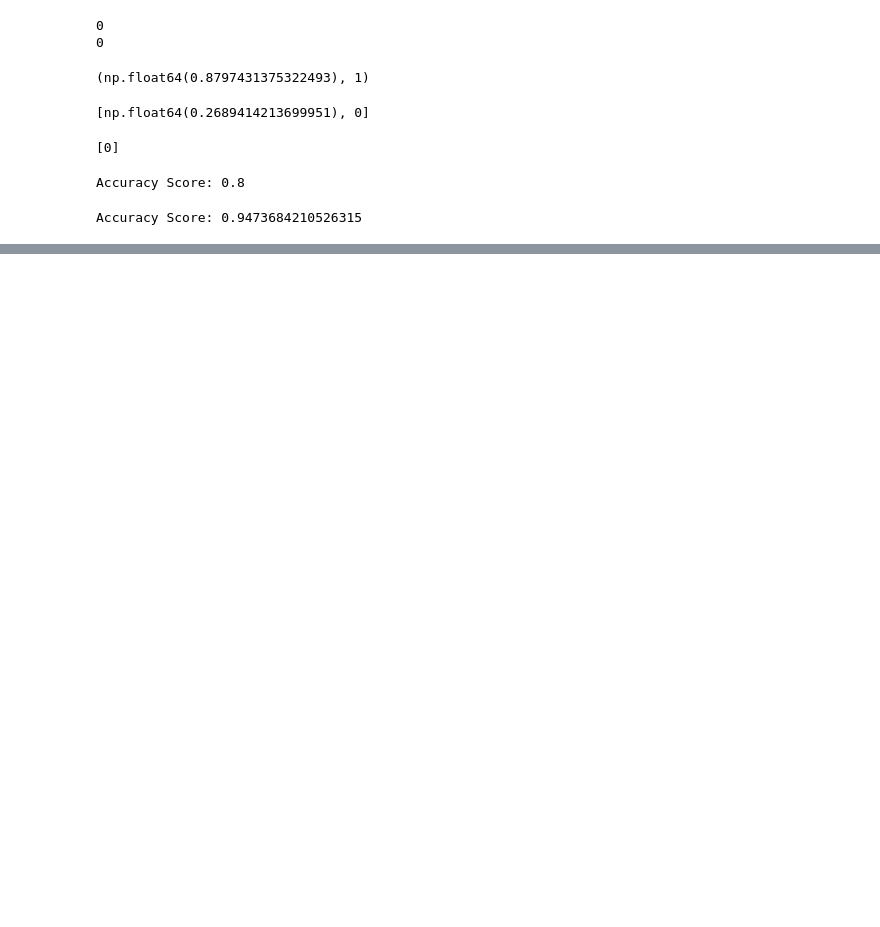
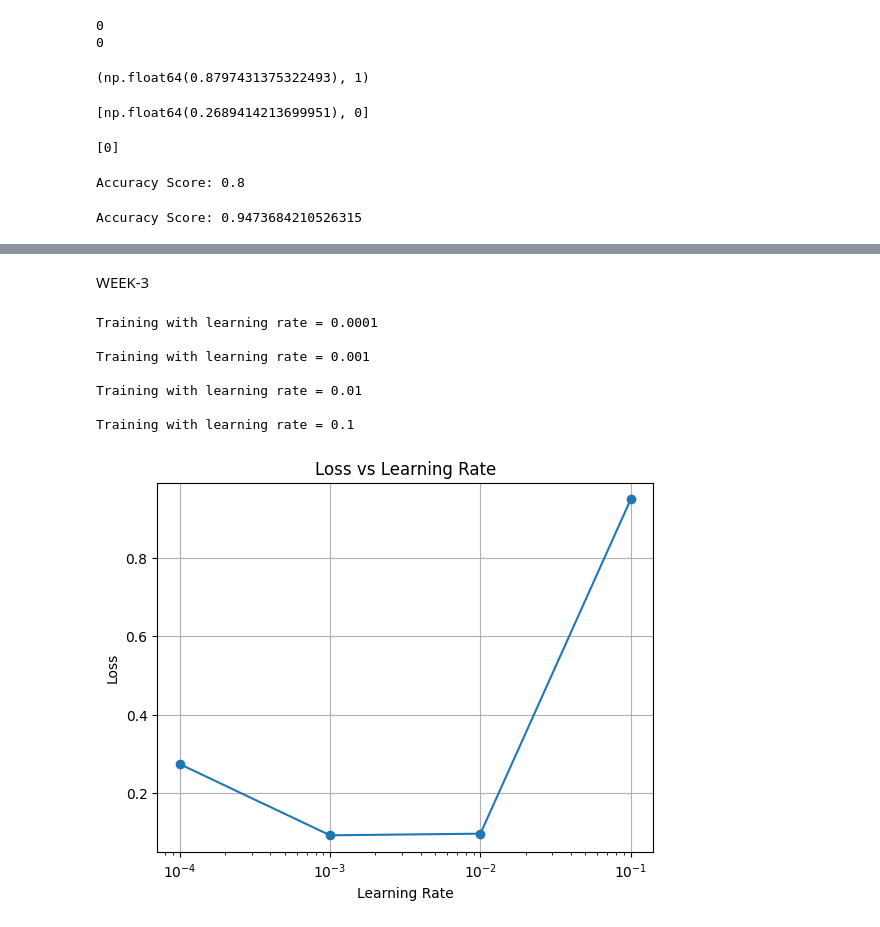
Before and after one commit to VarunKoduru/Deep-Learning, a Jupyter notebook: DL_Practice.ipynb, the cells around one changed output, grey strips where cells are left out. Drawn from its saved outputs; the diff is of its cells as text; code cells hidden in the pictures; blank space fills up the shorter version.

```diff
--- a/DL_Practice.ipynb
+++ b/DL_Practice.ipynb
@@ -328,0 +1241,73 @@ Testing set score (MLP2): 0.8398333333333333
+# %% [markdown]
+WEEK-3
+# %%
+# Implement an MLP by varying bias, weights, and learning rate,
+#and record observations for different learning rate values.
+#Plot a graph showing the relationship between loss (error) and learning rate
+import tensorflow as tf
+from tensorflow.keras import layers, models
+from tensorflow.keras.datasets import mnist
+import matplotlib.pyplot as plt
+
+# 1. Load dataset
+(x_train, y_train), (x_test, y_test) = mnist.load_data()
+
+# 2. Preprocessing
+x_train = x_train.reshape(-1, 28*28).astype('float32') / 255
+x_test = x_test.reshape(-1, 28*28).astype('float32') / 255
+
+# 3. Learning rates to test
+learning_rates = [0.0001, 0.001, 0.01, 0.1]
+
+loss_values = []
+
+# 4. Loop over learning rates
+for lr in learning_rates:
+    print(f"\nTraining with learning rate = {lr}")
+
+    # Build MLP model
+    model = models.Sequential([
+        layers.Dense(128, activation='relu', input_shape=(784,)),
+        layers.Dense(64, activation='relu'),
+        layers.Dense(10, activation='softmax')
+    ])
+
+    # Compile with different learning rate
+    optimizer = tf.keras.optimizers.Adam(learning_rate=lr)
+
+    model.compile(optimizer=optimizer,
+                  loss='sparse_categorical_crossentropy',
+                  metrics=['accuracy'])
+
+    # Train model (few epochs for comparison)
+    history = model.fit(x_train, y_train,
+                        epochs=3,
+                        batch_size=128,
+                        verbose=0)
+
+    # Record final loss
+    final_loss = history.history['loss'][-1]
+    loss_values.append(final_loss)
+
+# 5. Plot graph
+plt.figure()
+plt.plot(learning_rates, loss_values, marker='o')
+plt.xlabel("Learning Rate")
+plt.ylabel("Loss")
+plt.title("Loss vs Learning Rate")
+plt.xscale('log')  # important for better visualization
+plt.grid()
+plt.show()
+
+# Print results
+for lr, loss in zip(learning_rates, loss_values):
+    print(f"Learning Rate: {lr} → Loss: {loss:.4f}")
+# %% [output]
+Training with learning rate = 0.0001
+
+Training with learning rate = 0.001
+
+Training with learning rate = 0.01
+
+Training with learning rate = 0.1
+[figure, added]
```
Also changed, not shown: parts of 51 cells of this notebook.
